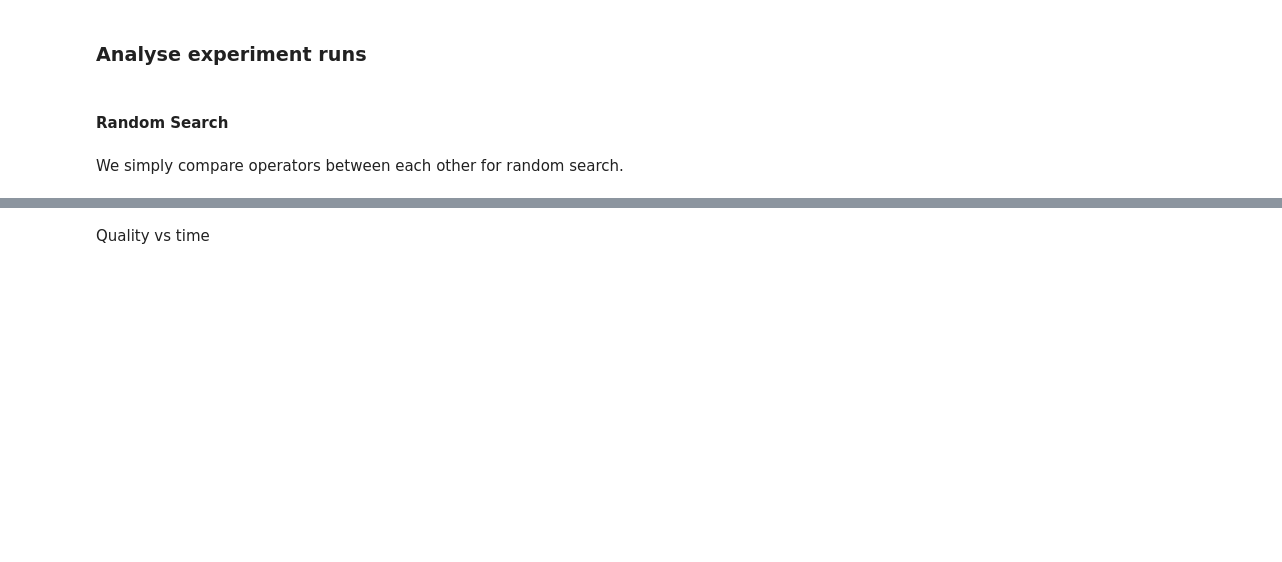
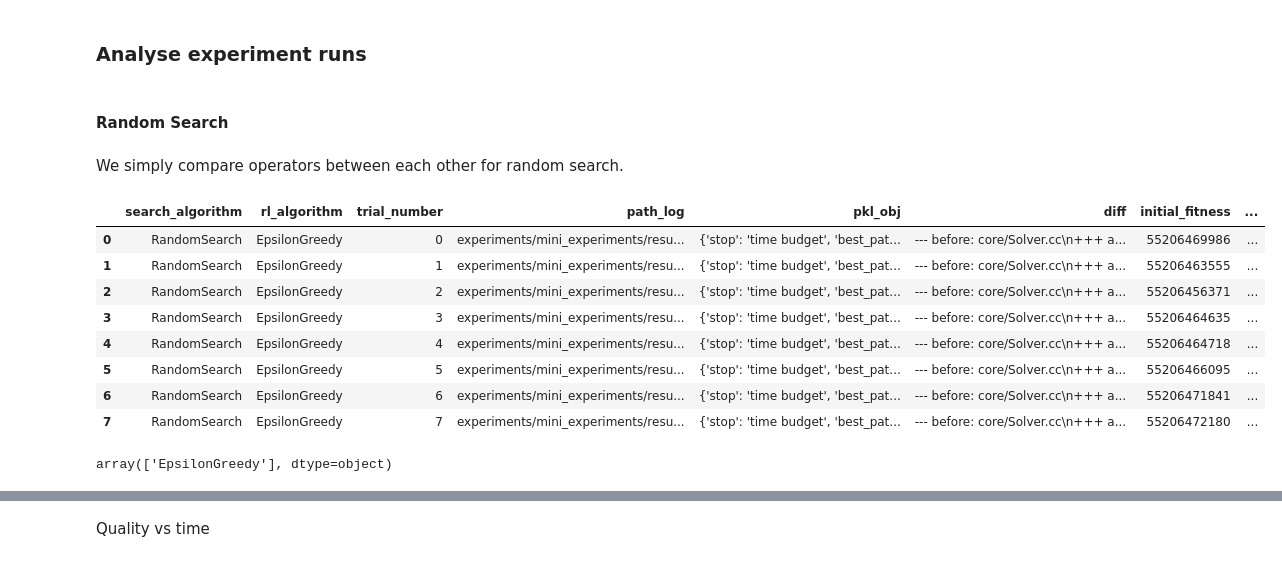
Before and after one commit to damienbose/magpie, a Jupyter notebook: experiments/process_results/process.ipynb, the cells around one changed output, grey strips where cells are left out. Saved outputs shown, nothing was run; the diff lists cells and outputs as text; code cells hidden in the pictures; blank space fills up the shorter version.

Commit message:
Results for e-greedy quality vs time

```diff
--- a/experiments/process_results/process.ipynb
+++ b/experiments/process_results/process.ipynb
@@ -24,7 +26,7 @@ import matplotlib.pyplot as plt
 git_root = subprocess.check_output(['git', 'rev-parse', '--show-toplevel']).decode('utf-8').strip()
 os.chdir(git_root)
 # %%
-RESULT_DIR = "experiments/results"
+RESULT_DIR = "experiments/mini_experiments/results_8_trials_e-greedy"
 # %% [markdown]
 Lets first extract all the experiments and trial (folds)
 # %%
@@ -130,10 +197,22 @@ This essentially gives use evidence that parallisation will induce very signific
 # %% [markdown]
 We simply compare operators between each other for random search.
 # %%
-df.head(7)
+df.head(8)
+# %% [output]
+|  | search_algorithm | rl_algorithm | trial_number | path_log | pkl_obj | diff | initial_fitness | ... |
+| 0 | RandomSearch | EpsilonGreedy | 0 | experiments/mini_experiments/resu... | {'stop': 'time budget', 'best_pat... | --- before: core/Solver.cc\n+++ a... | 55206469986 | ... |
+| 1 | RandomSearch | EpsilonGreedy | 1 | experiments/mini_experiments/resu... | {'stop': 'time budget', 'best_pat... | --- before: core/Solver.cc\n+++ a... | 55206463555 | ... |
+| 2 | RandomSearch | EpsilonGreedy | 2 | experiments/mini_experiments/resu... | {'stop': 'time budget', 'best_pat... | --- before: core/Solver.cc\n+++ a... | 55206456371 | ... |
+| 3 | RandomSearch | EpsilonGreedy | 3 | experiments/mini_experiments/resu... | {'stop': 'time budget', 'best_pat... | --- before: core/Solver.cc\n+++ a... | 55206464635 | ... |
+| 4 | RandomSearch | EpsilonGreedy | 4 | experiments/mini_experiments/resu... | {'stop': 'time budget', 'best_pat... | --- before: core/Solver.cc\n+++ a... | 55206464718 | ... |
+| 5 | RandomSearch | EpsilonGreedy | 5 | experiments/mini_experiments/resu... | {'stop': 'time budget', 'best_pat... | --- before: core/Solver.cc\n+++ a... | 55206466095 | ... |
+| 6 | RandomSearch | EpsilonGreedy | 6 | experiments/mini_experiments/resu... | {'stop': 'time budget', 'best_pat... | --- before: core/Solver.cc\n+++ a... | 55206471841 | ... |
+| 7 | RandomSearch | EpsilonGreedy | 7 | experiments/mini_experiments/resu... | {'stop': 'time budget', 'best_pat... | --- before: core/Solver.cc\n+++ a... | 55206472180 | ... |
 # %%
 unique_rl_algos = df['rl_algorithm'].unique()
 unique_rl_algos
+# %% [output]
+array(['EpsilonGreedy'], dtype=object)
 # %%
 box_mini_plots_best_fitness = []
 box_mini_plots_fitness_decrease_percentage = []
```
Also changed, not shown: parts of 14 cells of this notebook.
